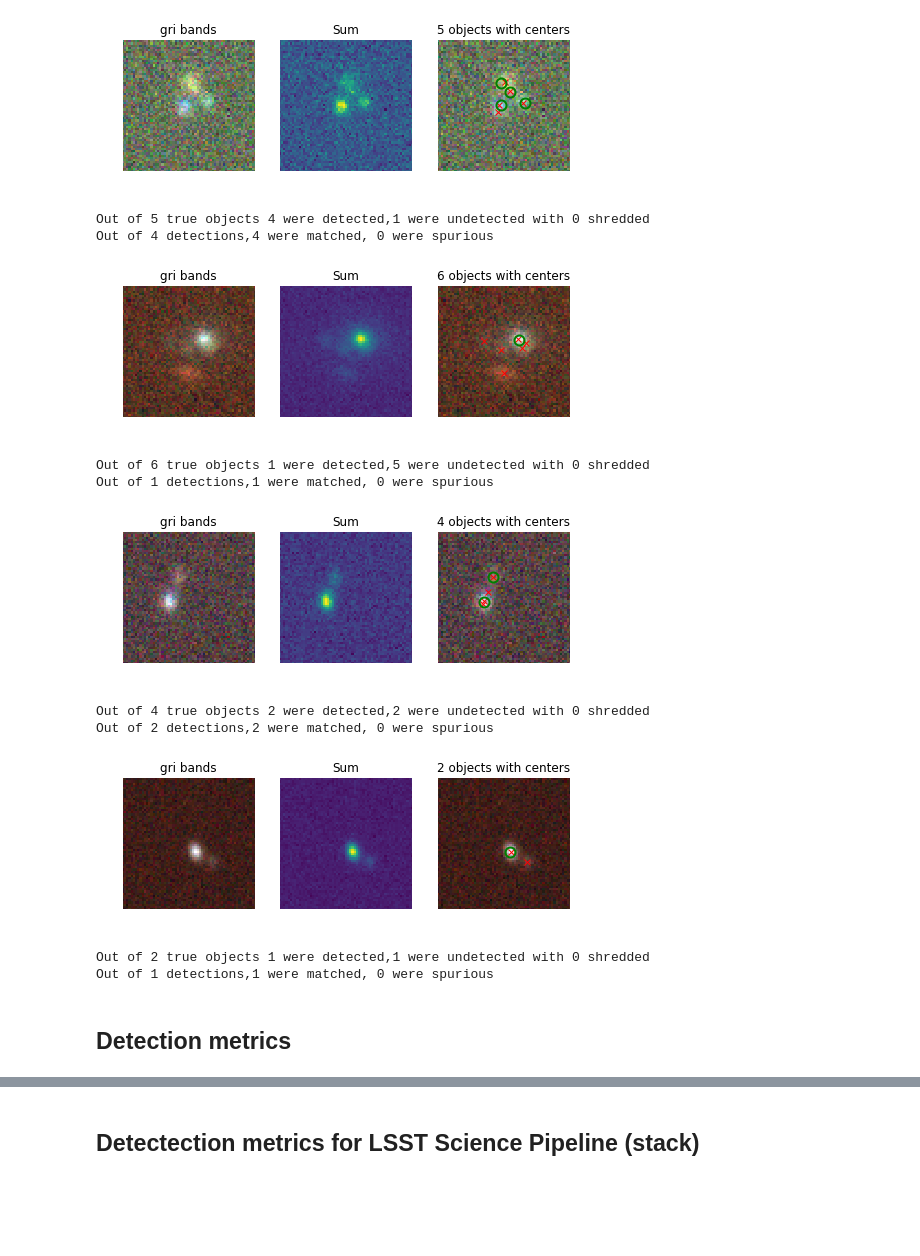
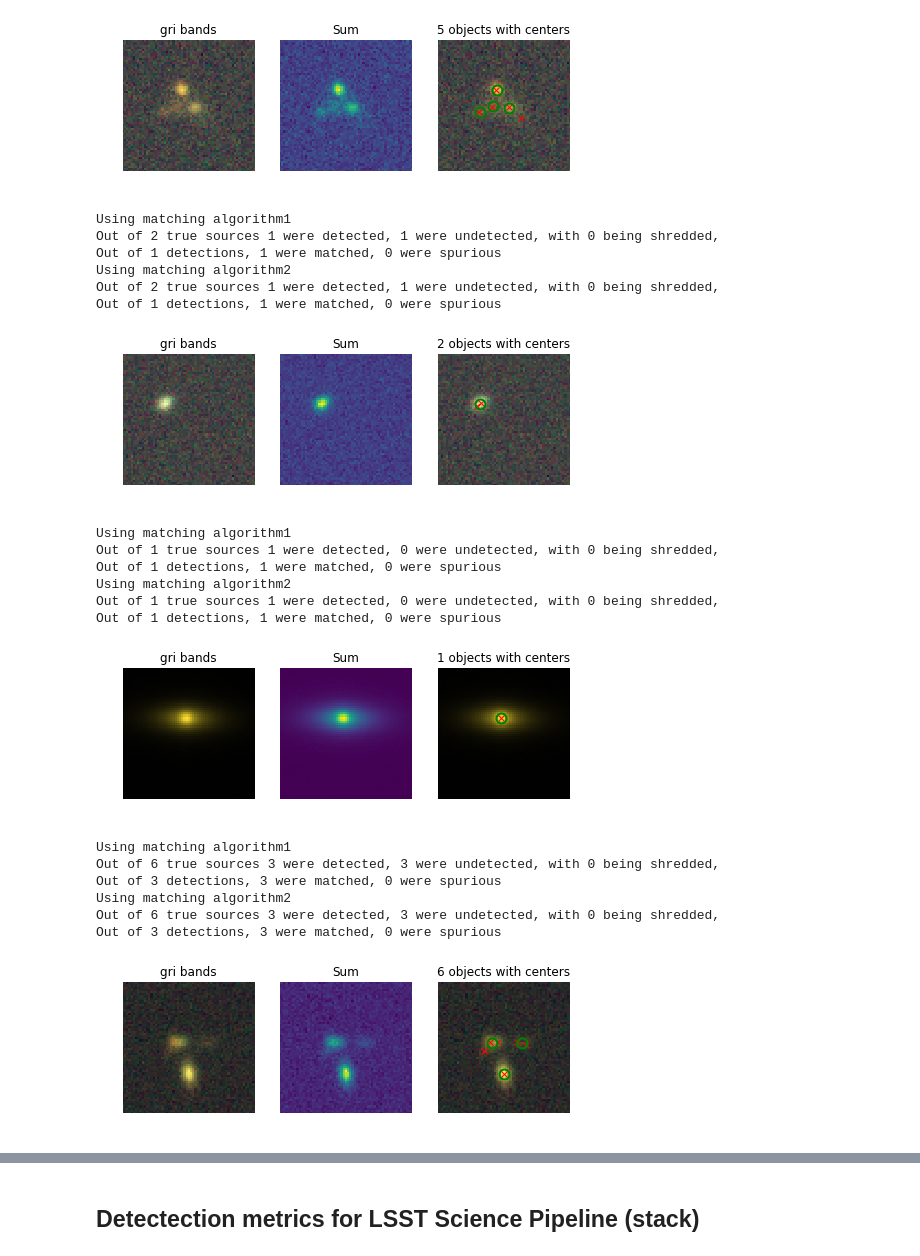
Before and after one commit to LSSTDESC/BlendingToolKit, a Jupyter notebook: notebooks/detection_metrics.ipynb, the cells around one changed output, grey strips where cells are left out. Saved outputs shown, nothing was run; the diff lists cells and outputs as text; code cells hidden in the pictures; blank space fills up the shorter version.

```diff
--- a/notebooks/detection_metrics.ipynb
+++ b/notebooks/detection_metrics.ipynb
@@ -182,7 +61,7 @@ Note: This requires skimage to have been installed
 # %%
-meas_param = btk.utils.Basic_measure_params()
+meas_param = btk.utils.SEP_params()
 meas_generator, param = get_meas_generator(meas_param)
-metric_param = btk.utils.Basic_metric_params(meas_generator=meas_generator, param=param)
+metric_param = btk.utils.Basic_metric_params(meas_generator=meas_generator, sim_param=param)
 results = btk.compute_metrics.run(metric_param, test_size=1)
 true_p, detected_p, blend_list_p = results['detection']
 # %%
@@ -196,11 +75,16 @@ for i in range(len(blend_list)):
     blend_images = output['blend_images'][i:i+1]
     detected_centers = deb[i]['peaks']
     true_centers = np.stack([blend_list[i]['dx'], blend_list[i]['dy']]).T
-    plot_blends(blend_images, blend_list[i: i+1], [detected_centers],limits=(30,90))
-    num, det, undet, spur, shred = blend_list_p[i]
-    print(f"Out of {num} true objects {det} were detected,"
-          f"{undet} were undetected with {shred} shredded")
     blend_detected = detected_p[detected_p['blend_index']==i]
-    print(f"Out of {len(blend_detected)} detections,"
-          f"{len(blend_detected[blend_detected['match_id']!=-1])} were matched, {spur} were spurious")
+    print("Using matching algorithm1")
+    print(f"Out of {blend_list_p[i][0]} true sources {blend_list_p[i][1]} were detected, "
+          f"{blend_list_p[i][2]} were undetected, with {blend_list_p[i][4]} being shredded,")
+    print(f"Out of {len(blend_detected)} detections, "
+          f"{len(blend_detected[blend_detected['match_true_id1']!=-1])} were matched, {blend_list_p[i][3]} were spurious")
+    print("Using matching algorithm2")
+    print(f"Out of {blend_list_p[i][0]} true sources {blend_list_p[i][5]} were detected, "
+          f"{blend_list_p[i][6]} were undetected, with {blend_list_p[i][8]} being shredded,")
+    print(f"Out of {len(blend_detected)} detections, "
+          f"{len(blend_detected[blend_detected['match_true_id2']!=-1])} were matched, {blend_list_p[i][7]} were spurious")
+    btk.plot_utils.plot_blends(blend_images, blend_list[i: i+1], [detected_centers],limits=(30,90))
 # %% [output]
@@ -207,14 +97,22 @@ for i in range(len(blend_list)):
-[figure, old version]
+[figure, new version]
-Out of 5 true objects 4 were detected,1 were undetected with 0 shredded
-Out of 4 detections,4 were matched, 0 were spurious
+Using matching algorithm1
+Out of 2 true sources 1 were detected, 1 were undetected, with 0 being shredded,
+Out of 1 detections, 1 were matched, 0 were spurious
+Using matching algorithm2
+Out of 2 true sources 1 were detected, 1 were undetected, with 0 being shredded,
+Out of 1 detections, 1 were matched, 0 were spurious
-[figure, old version]
+[figure, new version]
-Out of 6 true objects 1 were detected,5 were undetected with 0 shredded
-Out of 1 detections,1 were matched, 0 were spurious
+Using matching algorithm1
+Out of 1 true sources 1 were detected, 0 were undetected, with 0 being shredded,
+Out of 1 detections, 1 were matched, 0 were spurious
+Using matching algorithm2
+Out of 1 true sources 1 were detected, 0 were undetected, with 0 being shredded,
+Out of 1 detections, 1 were matched, 0 were spurious
-[figure, old version]
+[figure, new version]
-Out of 4 true objects 2 were detected,2 were undetected with 0 shredded
-Out of 2 detections,2 were matched, 0 were spurious
+Using matching algorithm1
+Out of 6 true sources 3 were detected, 3 were undetected, with 0 being shredded,
+Out of 3 detections, 3 were matched, 0 were spurious
+Using matching algorithm2
+Out of 6 true sources 3 were detected, 3 were undetected, with 0 being shredded,
+Out of 3 detections, 3 were matched, 0 were spurious
-[figure, old version]
+[figure, new version]
-Out of 2 true objects 1 were detected,1 were undetected with 0 shredded
-Out of 1 detections,1 were matched, 0 were spurious
-# %% [markdown]
-## Detection metrics
```
Also changed, not shown: parts of 27 cells of this notebook, 7 other files.
